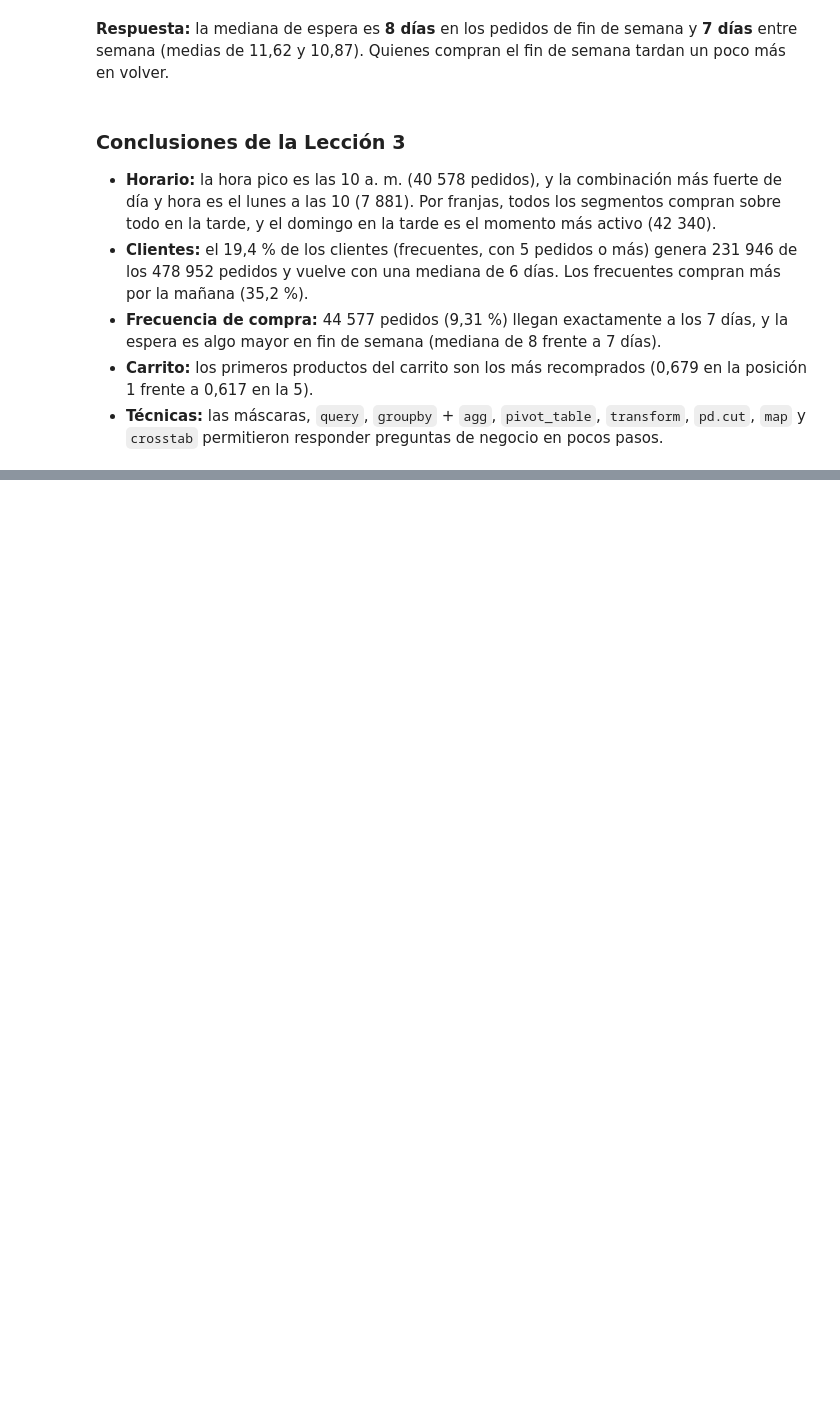
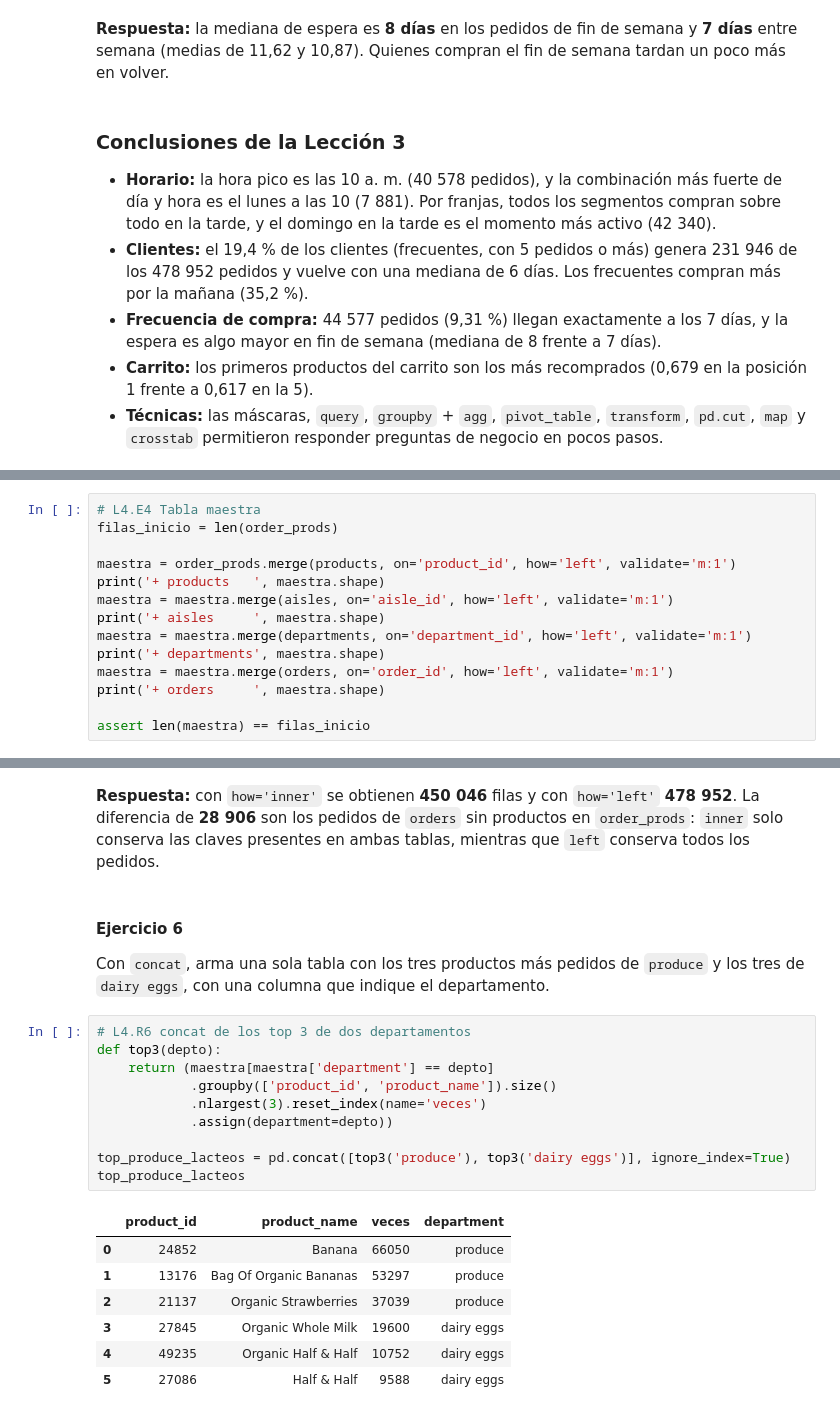
Before and after one commit to LPAMENDEZ/instacart.analisis, a Jupyter notebook: notebooks/pandas_labs.ipynb, the cells around one changed output, grey strips where cells are left out. Cells and saved outputs as stored; diff of their text form; blank space fills up the shorter version.

```diff
--- a/notebooks/pandas_labs.ipynb
+++ b/notebooks/pandas_labs.ipynb
@@ -867,0 +939,14 @@ orders.groupby(fin_de_semana)['days_since_prior_order'].agg(['median', 'mean', '
+# %%
+# L4.E4 Tabla maestra
+filas_inicio = len(order_prods)
+
+maestra = order_prods.merge(products, on='product_id', how='left', validate='m:1')
+print('+ products   ', maestra.shape)
+maestra = maestra.merge(aisles, on='aisle_id', how='left', validate='m:1')
+print('+ aisles     ', maestra.shape)
+maestra = maestra.merge(departments, on='department_id', how='left', validate='m:1')
+print('+ departments', maestra.shape)
+maestra = maestra.merge(orders, on='order_id', how='left', validate='m:1')
+print('+ orders     ', maestra.shape)
+
+assert len(maestra) == filas_inicio
@@ -867,0 +1261,23 @@ orders.groupby(fin_de_semana)['days_since_prior_order'].agg(['median', 'mean', '
+# %% [markdown]
+**Respuesta:** con `how='inner'` se obtienen **450 046** filas y con `how='left'` **478 952**. La diferencia de **28 906** son los pedidos de `orders` sin productos en `order_prods`: `inner` solo conserva las claves presentes en ambas tablas, mientras que `left` conserva todos los pedidos.
+# %% [markdown]
+#### Ejercicio 6
+Con `concat`, arma una sola tabla con los tres productos más pedidos de `produce` y los tres de `dairy eggs`, con una columna que indique el departamento.
+# %%
+# L4.R6 concat de los top 3 de dos departamentos
+def top3(depto):
+    return (maestra[maestra['department'] == depto]
+            .groupby(['product_id', 'product_name']).size()
+            .nlargest(3).reset_index(name='veces')
+            .assign(department=depto))
+
+top_produce_lacteos = pd.concat([top3('produce'), top3('dairy eggs')], ignore_index=True)
+top_produce_lacteos
+# %% [output]
+|  | product_id | product_name | veces | department |
+| 0 | 24852 | Banana | 66050 | produce |
+| 1 | 13176 | Bag Of Organic Bananas | 53297 | produce |
+| 2 | 21137 | Organic Strawberries | 37039 | produce |
+| 3 | 27845 | Organic Whole Milk | 19600 | dairy eggs |
+| 4 | 49235 | Organic Half & Half | 10752 | dairy eggs |
+| 5 | 27086 | Half & Half | 9588 | dairy eggs |
```
Also changed, not shown: parts of 67 cells of this notebook, 4 other files.
